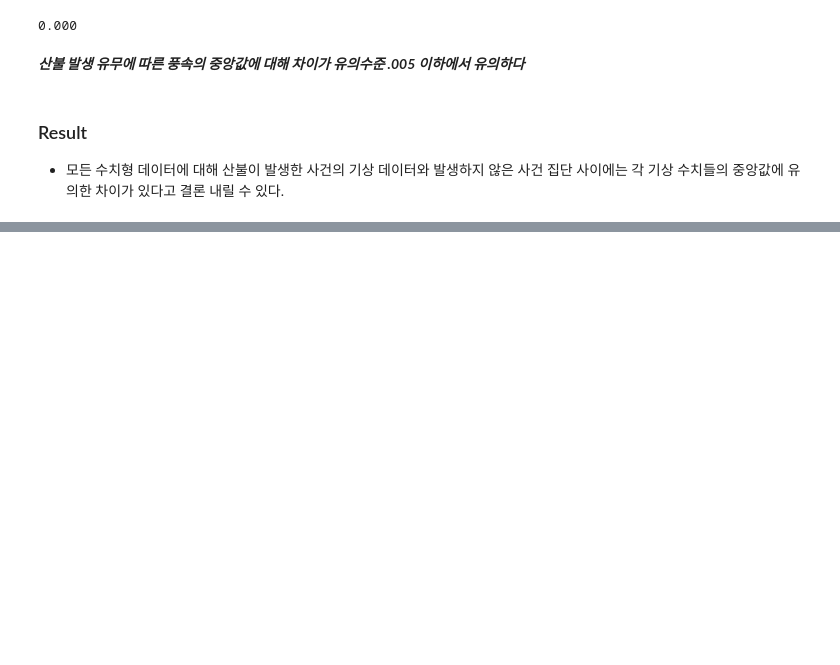
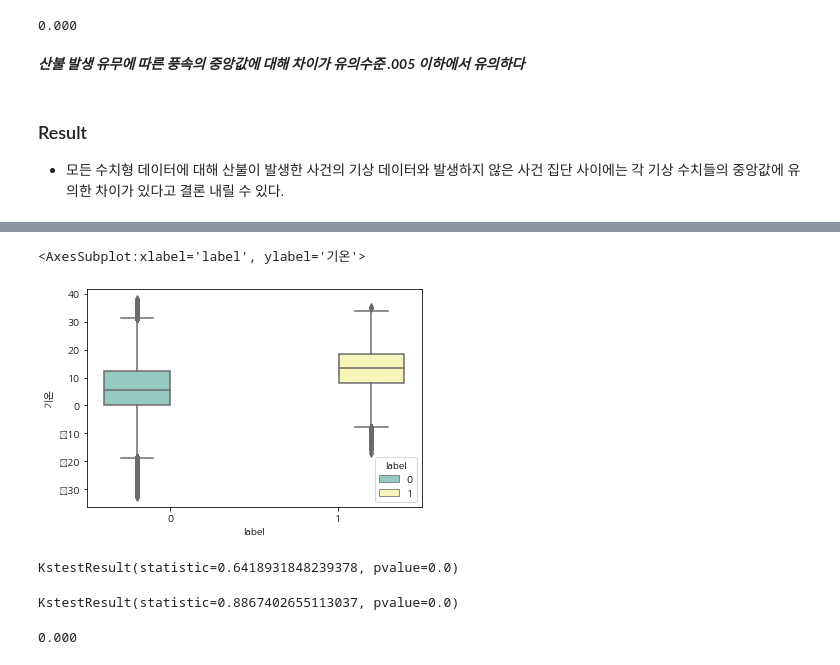
Before and after one commit to Shalor16/korea_wildfire_prediction, a Jupyter notebook: statistic_analysis_and_visualization.ipynb, the cells around one changed output, grey strips where cells are left out. Saved outputs shown, nothing was run; the diff lists cells and outputs as text; code cells hidden in the pictures; blank space fills up the shorter version.

```diff
--- a/statistic_analysis_and_visualization.ipynb
+++ b/statistic_analysis_and_visualization.ipynb
@@ -288,7 +304,3 @@ p
 # %% [markdown]
 ### Result
 - 모든 수치형 데이터에 대해 산불이 발생한 사건의 기상 데이터와 발생하지 않은 사건 집단 사이에는 각 기상 수치들의 중앙값에 유의한 차이가 있다고 결론 내릴 수 있다.
-# %%
-# 봄, 겨울 추출
-combined_parts = combined_parts[combined_parts['일시'][:4]=='2000']
-combined_parts
@@ -296,0 +309,9 @@ IndexingError: Unalignable boolean Series provided as indexer (index of the bool
+# %%
+# 봄, 겨울 추출
+spr_win = []
+for i in range(len(combined_parts)):
+    row=list(combined_parts.iloc[i])
+    if row[1][5:7] in ['12','01','02','03','04','05']:
+        spr_win.append(row)
+# %%
+spr_win_df = pd.DataFrame(spr_win,columns=['ID','일시','지점명','기온','강수량','풍속','풍향','습도','실효습도','label'])
@@ -296,0 +320,4 @@ IndexingError: Unalignable boolean Series provided as indexer (index of the bool
+# %%
+df_temperature = spr_win_df.dropna(subset=['기온'])
+df_des = df_temperature[['label','기온']]
+df_des.describe()
@@ -296,0 +334,5 @@ IndexingError: Unalignable boolean Series provided as indexer (index of the bool
+# %%
+sns.boxplot(x='label', y='기온', hue='label', data = df_temperature, palette = 'Set3')
+# %% [output]
+<AxesSubplot:xlabel='label', ylabel='기온'>
+[figure, added]
@@ -296,0 +342,13 @@ IndexingError: Unalignable boolean Series provided as indexer (index of the bool
+# %%
+ks_2samp(df_des[df_des['label']==0]['기온'], x)
+# %% [output]
+KstestResult(statistic=0.6418931848239378, pvalue=0.0)
+# %%
+ks_2samp(df_des[df_des['label']==1]['기온'], x)
+# %% [output]
+KstestResult(statistic=0.8867402655113037, pvalue=0.0)
+# %%
+u, p = stats.mannwhitneyu(df_temperature[df_temperature['label']==1]['기온'], df_temperature[df_temperature['label']==0]['기온'],alternative='two-sided')
+p
+# %% [output]
+0.000
```
Also changed, not shown: parts of 31 cells of this notebook, 1 other file.
